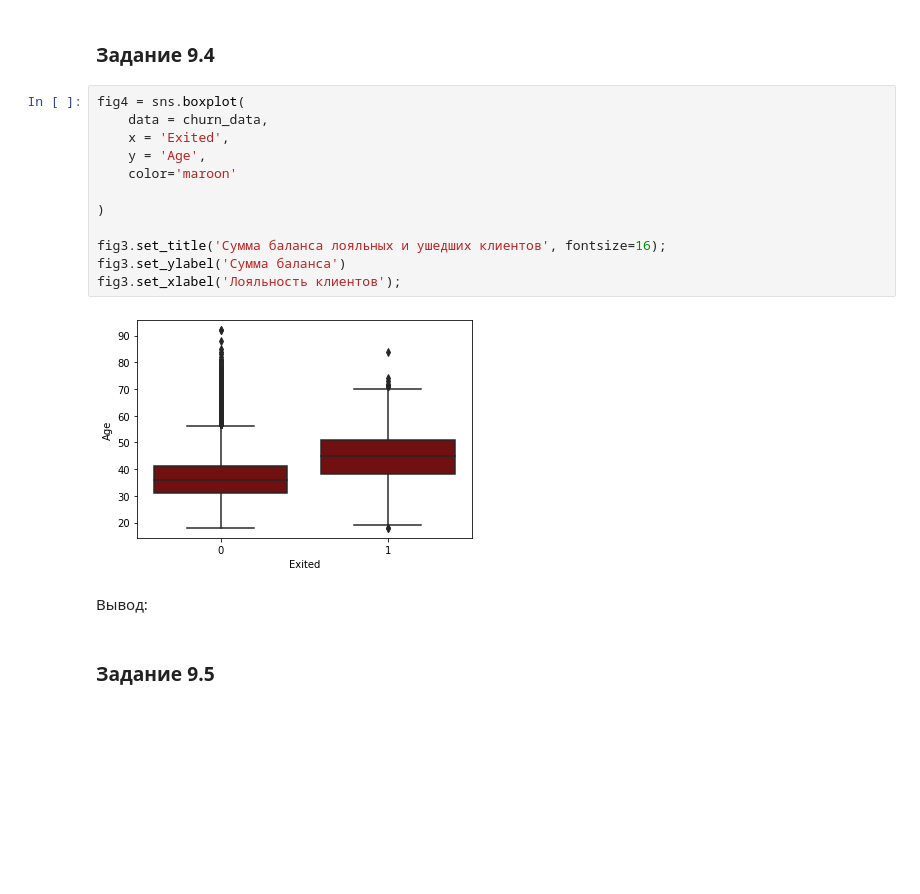
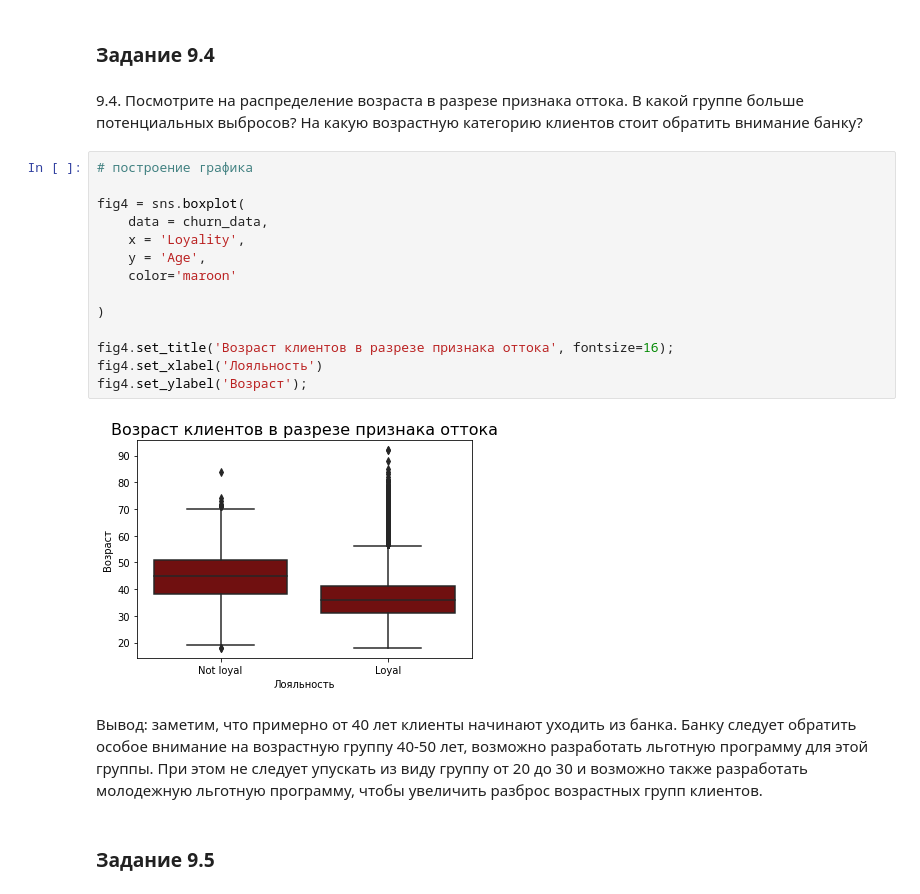
Before and after one commit to Maria-061/ds1, a Jupyter notebook: skillfactory/PY_13 Визуализация данных/practice.ipynb, the cells around one changed output. Cells and saved outputs as stored; diff of their text form; blank space fills up the shorter version.

```diff
--- a/skillfactory/PY_13 Визуализация данных/practice.ipynb
+++ b/skillfactory/PY_13 Визуализация данных/practice.ipynb
@@ -120,22 +111,26 @@ fig3.set_xlabel('Лояльность клиентов');
 Вывод: Сумма баланса лояльных клиентов примерно около 600 млн.дол., а сумма баланса ушедших клиентов примерно около 200 млн.руб., т.е. в 3 раза меньше. Это может быть связано с тем, что ушедшие клиенты нашли более выгодные условия хранения своих денежных средств у других банков.
 # %% [markdown]
 ### Задание 9.4
+# %% [markdown]
+9.4. Посмотрите на распределение возраста в разрезе признака оттока. В какой группе больше потенциальных выбросов? На какую возрастную категорию клиентов стоит обратить внимание банку?
 # %%
+# построение графика
+
 fig4 = sns.boxplot(
     data = churn_data,
-    x = 'Exited',
+    x = 'Loyality',
     y = 'Age',
     color='maroon'
 
 )
 
-fig3.set_title('Сумма баланса лояльных и ушедших клиентов', fontsize=16);
-fig3.set_ylabel('Сумма баланса')
-fig3.set_xlabel('Лояльность клиентов');
+fig4.set_title('Возраст клиентов в разрезе признака оттока', fontsize=16);
+fig4.set_xlabel('Лояльность')
+fig4.set_ylabel('Возраст');
 # %% [output]
-[figure, old version]
+[figure, new version]
-# %% [markdown]
-Вывод:
+# %% [markdown]
+Вывод: заметим, что примерно от 40 лет клиенты начинают уходить из банка. Банку следует обратить особое внимание на возрастную группу 40-50 лет, возможно разработать льготную программу для этой группы. При этом не следует упускать из виду группу от 20 до 30 и возможно также разработать молодежную льготную программу, чтобы увеличить разброс возрастных групп клиентов.
 # %% [markdown]
 ### Задание 9.5
 # %% [markdown]
```
Also changed, not shown: parts of 48 cells of this notebook.
